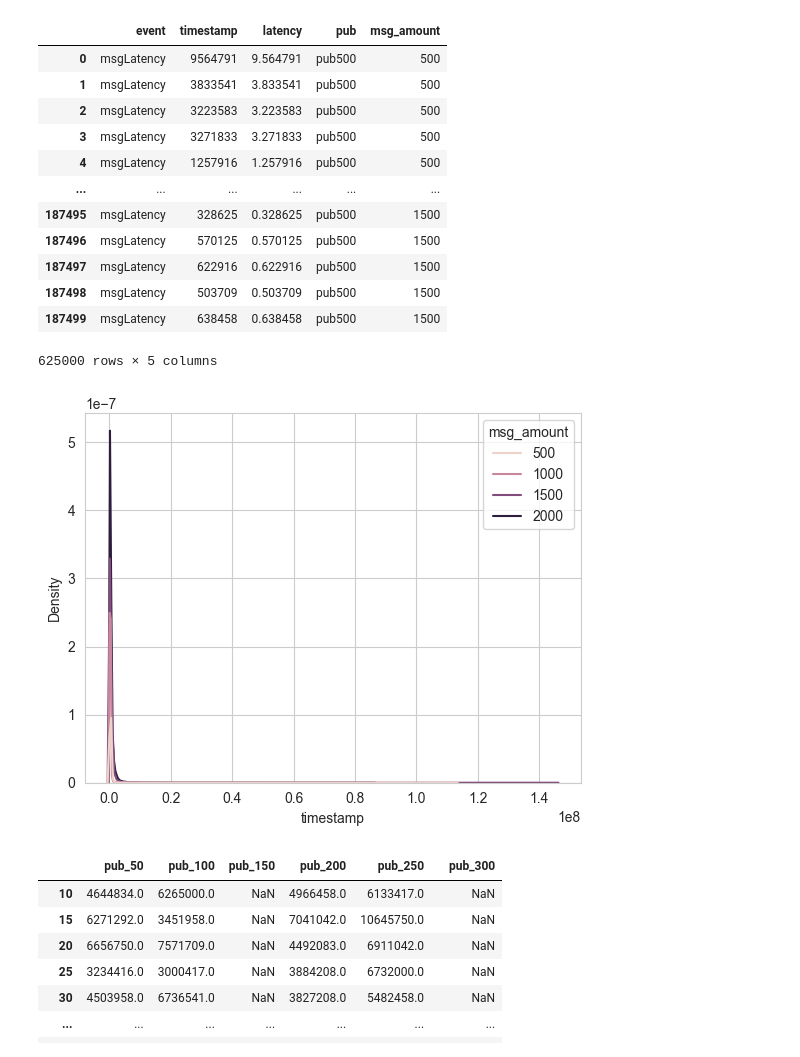
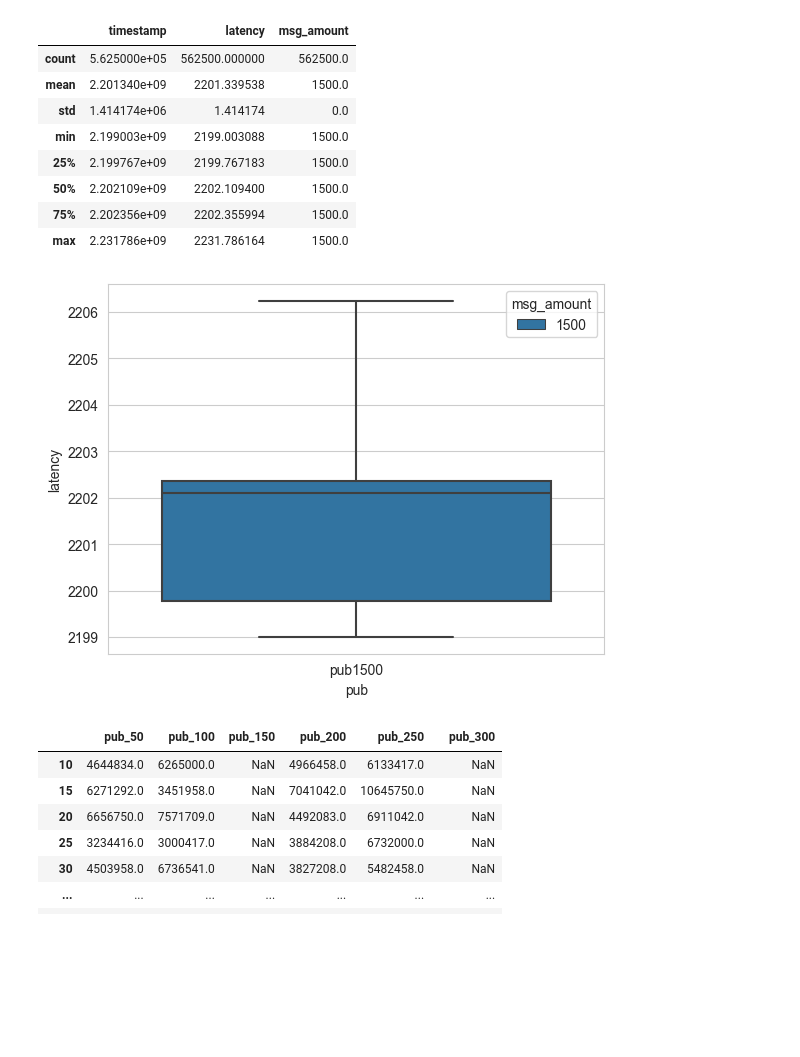
Before and after one commit to Mhwwww/ShutPub, a Jupyter notebook: src/main/java/org/example/eva/evaluation.ipynb, the cells around one changed output. Drawn from its saved outputs; the diff is of its cells as text; code cells hidden in the pictures; blank space fills up the shorter version.

```diff
--- a/src/main/java/org/example/eva/evaluation.ipynb
+++ b/src/main/java/org/example/eva/evaluation.ipynb
@@ -28,16 +28,20 @@ import matplotlib.pyplot as plt
 # }
 
 file_sets = {
-    "pub500": ['./logs/Pub_500_Msg_125_MI_300_PI_500_BI_1692753846516.csv',
-               '/Users/minghe/Desktop/large scale/Pub_500_Msg_250_1692285125843.csv',
-               './logs/Pub_500_Msg_500_MI_500_PI_500_BI_1692745223512.csv','logs/Pub_500_Msg_375_MI_300_PI_500_BI_1692800698497.csv'
-               ],
+    # "pub500": ['logs/Pub_500_Msg_375_MI_300_PI_500_BI_1692800698497.csv'
+    #            ],
+    # './logs/Pub_500_Msg_125_MI_300_PI_500_BI_1692753846516.csv',
+    #             '/Users/minghe/Desktop/large scale/Pub_500_Msg_250_1692285125843.csv',
+    #         './logs/Pub_500_Msg_500_MI_500_PI_500_BI_1692745223512.csv','
+
     # "pub1000": ['./logs/Pub_1000_Msg_125_MI_300_PI_500_BI_1692752459223.csv',
     #             '/Users/minghe/Desktop/large scale/Pub_1000_Msg_250_1692285803327.csv',
     #             './logs/Pub_1000_Msg_500_MI_500_PI_500_BI_1692745758311.csv','logs/Pub_1000_Msg_375_MI_300_PI_500_BI_1692783470879.csv'
     #             ],
-    # "pub1500": ['./logs/Pub_1500_Msg_125_MI_300_PI_500_BI_1692751301892.csv','/Users/minghe/Desktop/large scale/Pub_1500_Msg_250_1692286827504.csv','./logs/Pub_1500_Msg_500_MI_500_PI_500_BI_1692747534194.csv','logs/Pub_1500_Msg_375_MI_300_PI_500_BI_1692865557584.csv'],
-    #
+    "pub1500": ['/Users/minghe/Desktop/terraform logs_1/Producer_1500_Msg_375/Msg_int_500_Pub_int_1000/metrics-1693301777734.csv'],
+    #'logs/Pub_1500_Msg_375_MI_300_PI_500_BI_1692865557584.csv'
+                # './logs/Pub_1500_Msg_125_MI_300_PI_500_BI_1692751301892.csv','/Users/minghe/Desktop/large scale/Pub_1500_Msg_250_1692286827504.csv','./logs/Pub_1500_Msg_500_MI_500_PI_500_BI_1692747534194.csv',
+
     # "pub2000": ['./logs/Pub_2000_Msg_125_MI_300_PI_500_BI_1692749252715.csv','/Users/minghe/Desktop/large scale/Pub_2000_Msg_250_1692288668939.csv','logs/Pub_2000_Msg_500_MI_500_PI_500_BI_1692742683369.csv','logs/Pub_2000_Msg_375_MI_300_PI_500_BI_1692779258989.csv']
 }
 
@@ -61,54 +65,47 @@ for pub_name, file_paths in file_sets.items():
         elif "Msg_500" in file_path:
             msg_latency_df['msg_amount'] = 2000
         elif "Msg_375" in file_path:
             msg_latency_df['msg_amount'] = 1500
         elif "Msg_125" in file_path:
             msg_latency_df['msg_amount'] = 500
         else:
             msg_latency_df['msg_amount'] = 0
 
         dfs.append(msg_latency_df)
 
 merged_df = pd.concat(dfs)
 
-# sns.boxplot(data=merged_df, hue="msg_amount", y="latency", x="pub", showfliers=False )
+sns.boxplot(data=merged_df, hue="msg_amount", y="latency", x="pub", showfliers=False )
 # plt.xlabel("Message Amount")
 # plt.ylabel("Latency(ms)")
 
-sns.kdeplot(data=merged_df, x="timestamp", hue="msg_amount")
+# sns.kdeplot(data=merged_df, x="timestamp", hue="pub")
 
-
-
-
-# sns.barplot(data=merged_df, x="msg_amount", y="latency", hue="pub")
 
 # fig, axes = plt.subplots(nrows=1, ncols=3, figsize=(30, 6))
 #
 # for i, (msg_amount, subset_data) in enumerate(merged_df.groupby('msg_amount')):
 #     sns.kdeplot(data=subset_data, x="latency", hue="pub", ax=axes[i],bw_adjust=0.5)
 #     # sns.boxplot(data=subset_data, x="pub", y="latency")
 #     axes[i].set_title(f"Message Amount: {msg_amount}")
 #     axes[i].set_xlim(0,40)
 
 # plt.savefig("msg_latency_compare_#pub_box.pdf")
 # has_negative_values = (merged_df['timestamp'] < 0).any()
 
-merged_df
+
+merged_df.describe()
 # %% [output]
-|  | event | timestamp | latency | pub | msg_amount |
-| 0 | msgLatency | 9564791 | 9.564791 | pub500 | 500 |
-| 1 | msgLatency | 3833541 | 3.833541 | pub500 | 500 |
-| 2 | msgLatency | 3223583 | 3.223583 | pub500 | 500 |
-| 3 | msgLatency | 3271833 | 3.271833 | pub500 | 500 |
-| 4 | msgLatency | 1257916 | 1.257916 | pub500 | 500 |
-| ... | ... | ... | ... | ... | ... |
-| 187495 | msgLatency | 328625 | 0.328625 | pub500 | 1500 |
-| 187496 | msgLatency | 570125 | 0.570125 | pub500 | 1500 |
-| 187497 | msgLatency | 622916 | 0.622916 | pub500 | 1500 |
-| 187498 | msgLatency | 503709 | 0.503709 | pub500 | 1500 |
-| 187499 | msgLatency | 638458 | 0.638458 | pub500 | 1500 |
+|  | timestamp | latency | msg_amount |
+| count | 5.625000e+05 | 562500.000000 | 562500.0 |
+| mean | 2.201340e+09 | 2201.339538 | 1500.0 |
+| std | 1.414174e+06 | 1.414174 | 0.0 |
+| min | 2.199003e+09 | 2199.003088 | 1500.0 |
+| 25% | 2.199767e+09 | 2199.767183 | 1500.0 |
+| 50% | 2.202109e+09 | 2202.109400 | 1500.0 |
+| 75% | 2.202356e+09 | 2202.355994 | 1500.0 |
+| max | 2.231786e+09 | 2231.786164 | 1500.0 |
-625000 rows × 5 columns
-[figure, old version]
+[figure, new version]
 # %%
 import pandas as pd
 
```
Also changed, not shown: parts of 4 cells of this notebook, 28 other files.
